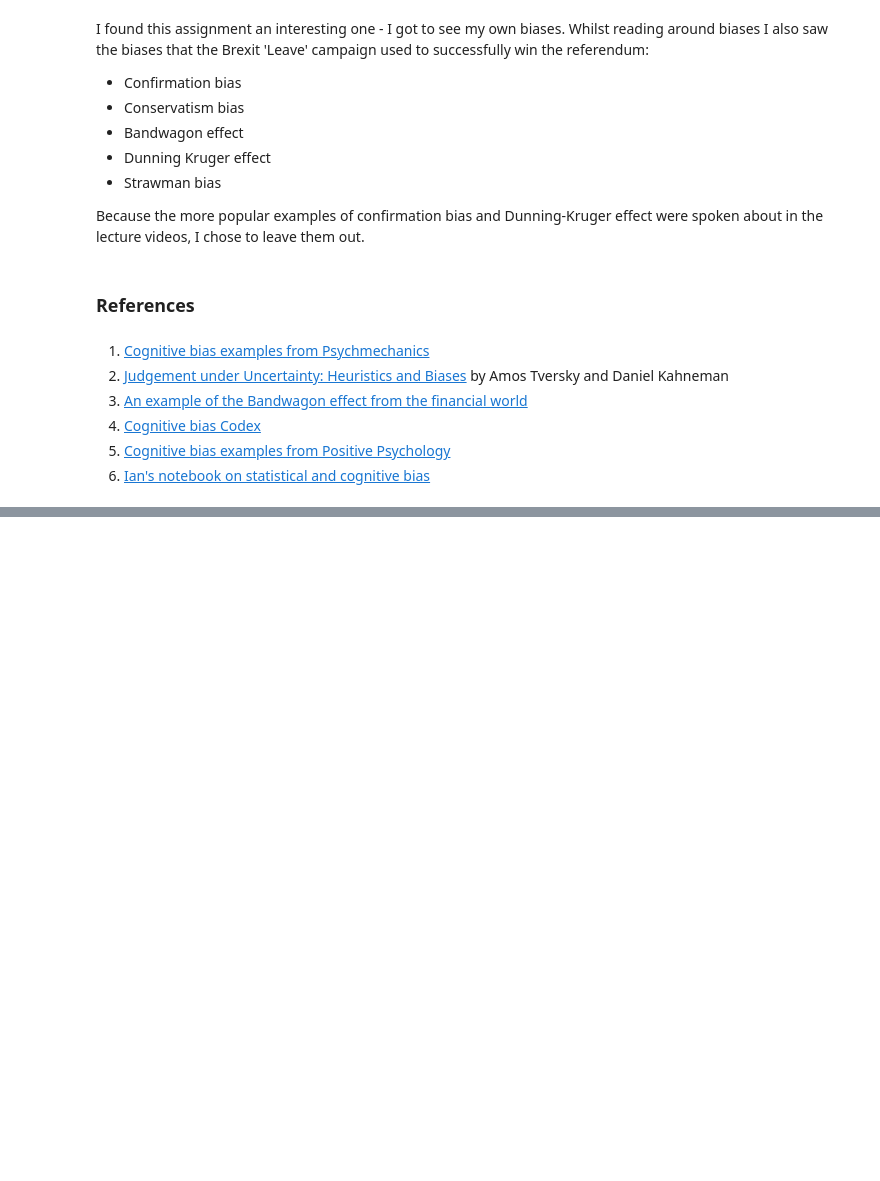
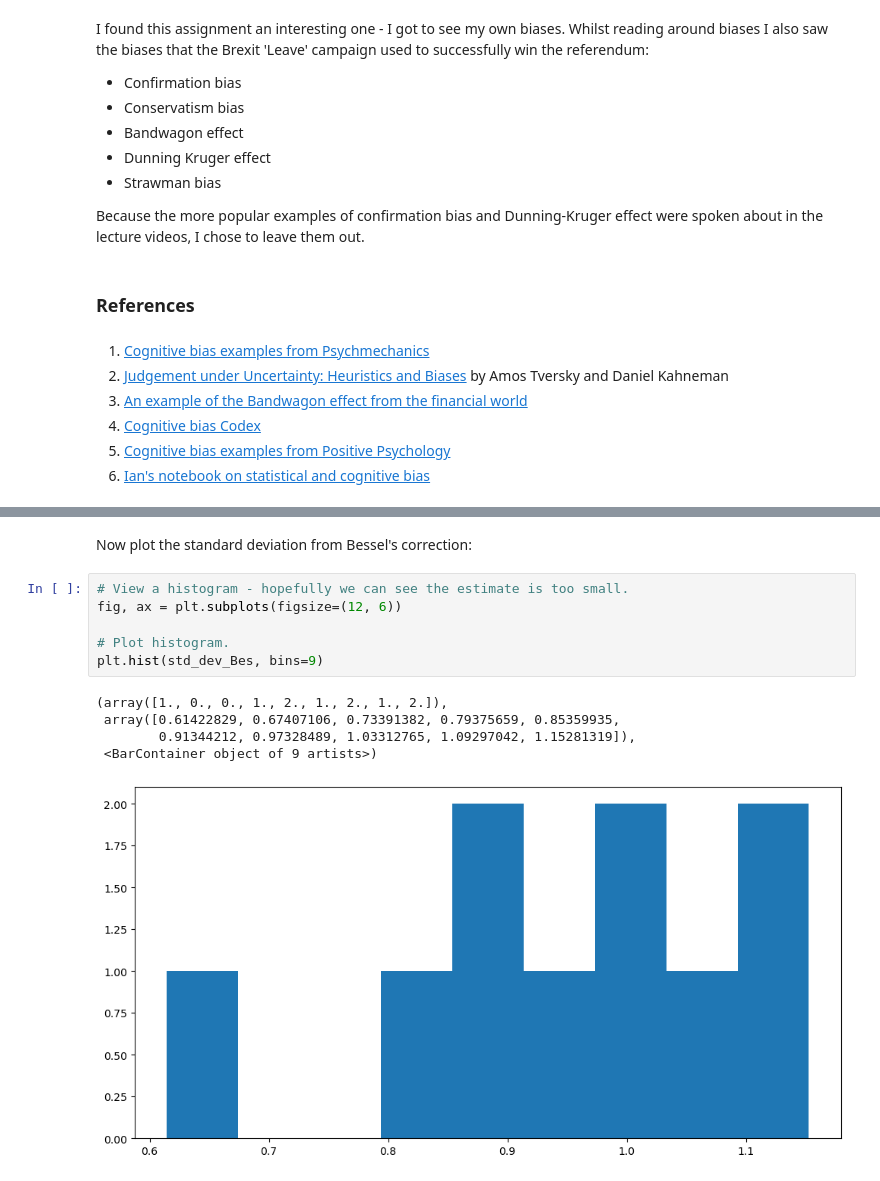
Before and after one commit to fabiofabrizi/fun-data-analysis, a Jupyter notebook: practicals/03-Bias-ex.ipynb, the cells around one changed output, grey strips where cells are left out. Cells and saved outputs as stored; diff of their text form; blank space fills up the shorter version.

```diff
--- a/practicals/03-Bias-ex.ipynb
+++ b/practicals/03-Bias-ex.ipynb
@@ -45,0 +242,14 @@ Because the more popular examples of confirmation bias and Dunning-Kruger effect
+# %% [markdown]
+Now plot the standard deviation from Bessel's correction:
+# %%
+# View a histogram - hopefully we can see the estimate is too small.
+fig, ax = plt.subplots(figsize=(12, 6))
+
+# Plot histogram.
+plt.hist(std_dev_Bes, bins=9)
+# %% [output]
+(array([1., 0., 0., 1., 2., 1., 2., 1., 2.]),
+ array([0.61422829, 0.67407106, 0.73391382, 0.79375659, 0.85359935,
+        0.91344212, 0.97328489, 1.03312765, 1.09297042, 1.15281319]),
+ <BarContainer object of 9 artists>)
+[figure, added]
```
Also changed, not shown: parts of 20 cells of this notebook.
